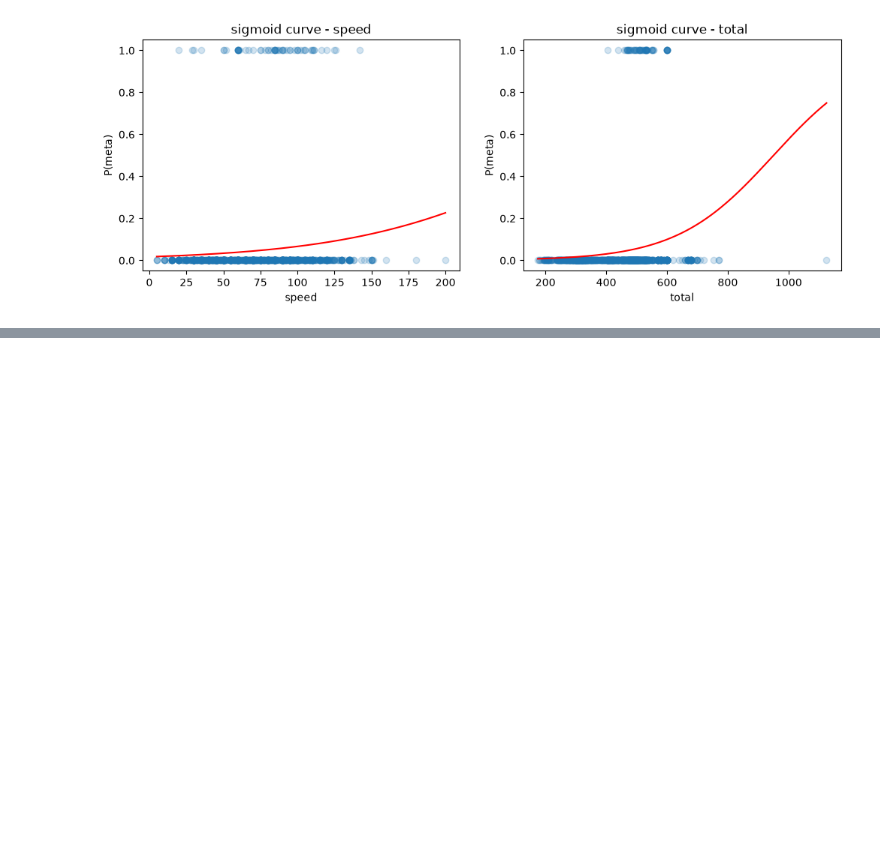
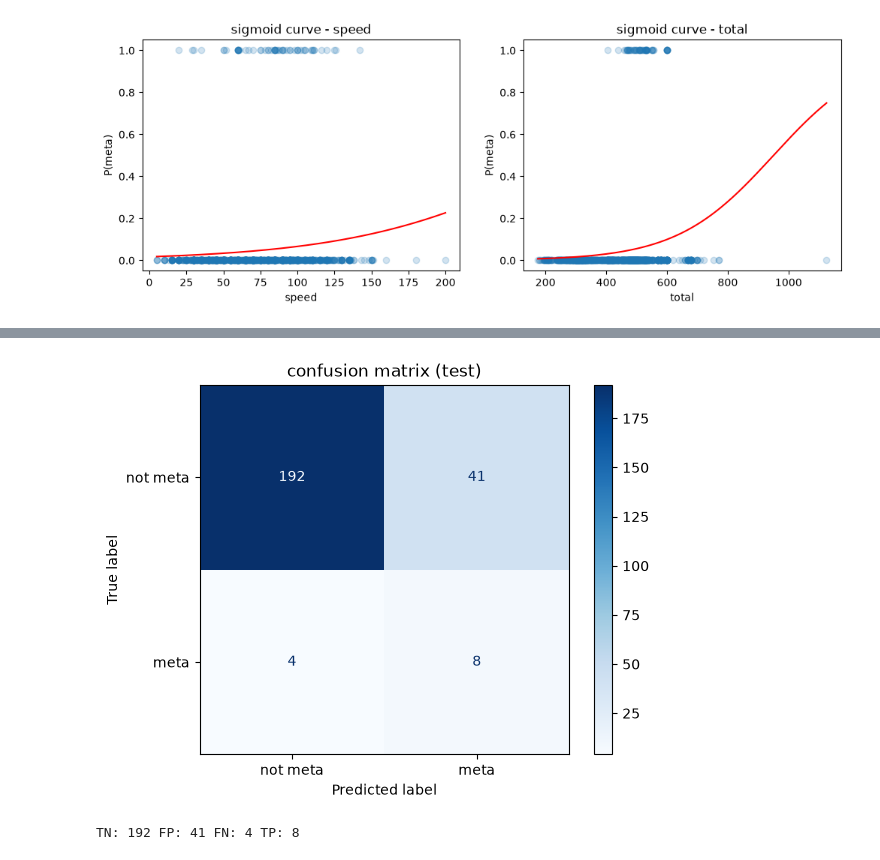
Before and after one commit to 2026dab1297-dotcom/vgc-meta-predictor, a Jupyter notebook: code/main.ipynb, the cells around one changed output, grey strips where cells are left out. Saved outputs shown, nothing was run; the diff lists cells and outputs as text; code cells hidden in the pictures; blank space fills up the shorter version.

```diff
--- a/code/main.ipynb
+++ b/code/main.ipynb
@@ -328,0 +339,6 @@ plt.show()
+# %%
+ptr, prtr = predict(m, Xtr_f)
+pte, prte = predict(m, Xte_f)
+res = pd.DataFrame({"train": metrics(ytr, ptr, prtr), "test": metrics(yte, pte, prte)}).round(3)
+print(res)
+print("baseline accuracy (always say not meta):", round(max(yte.mean(), 1 - yte.mean()), 3))
@@ -328,0 +354,10 @@ plt.show()
+# %%
+# confusion matrix
+ConfusionMatrixDisplay.from_predictions(yte, prte, display_labels=["not meta", "meta"], cmap="Blues")
+plt.title("confusion matrix (test)")
+plt.show()
+tn, fp, fn, tp = confusion_matrix(yte, prte).ravel()
+print("TN:", tn, "FP:", fp, "FN:", fn, "TP:", tp)
+# %% [output]
+[figure, added]
+TN: 192 FP: 41 FN: 4 TP: 8
```
Also changed, not shown: parts of 23 cells of this notebook.
